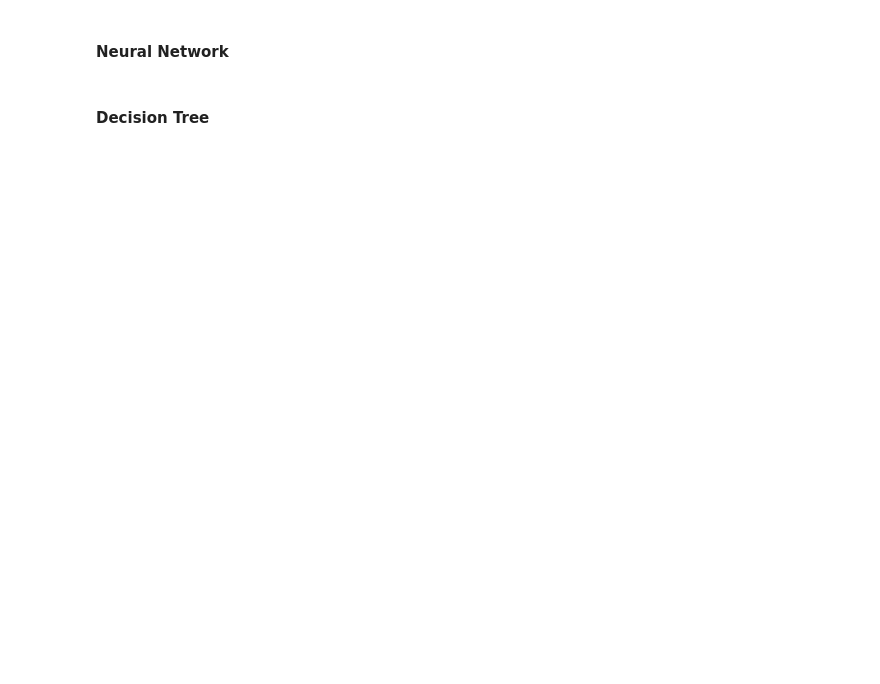
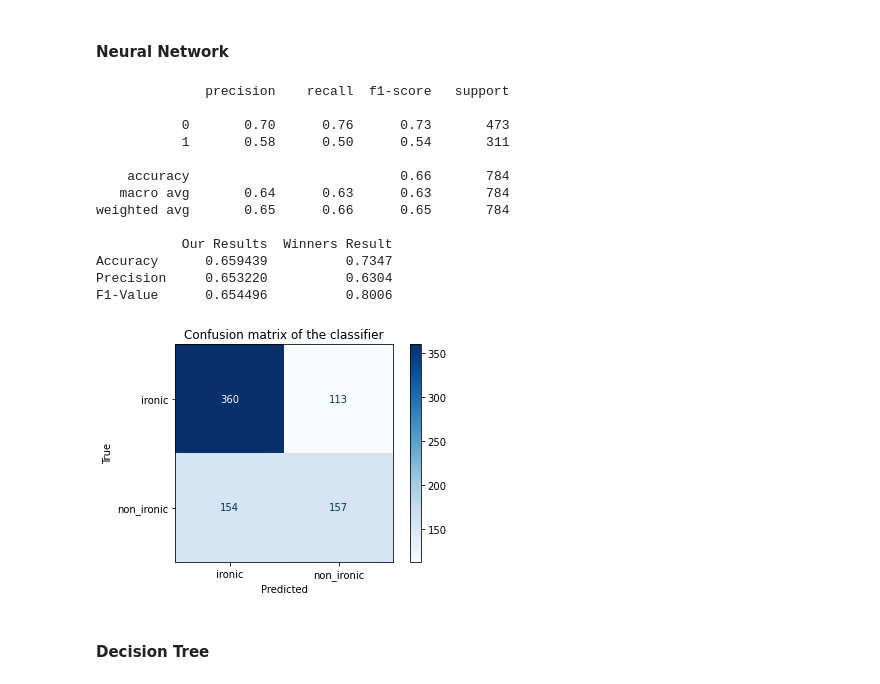
Before and after one commit to arubenruben/IART-Irony-Detection-In-English-Tweets, a Jupyter notebook: src/Irony_Detection_in_English_Tweets.ipynb, the cells around one changed output. Cells and saved outputs as stored; diff of their text form; code cells hidden in the pictures; blank space fills up the shorter version.

Commit message:
Added confusion matrix plots to notebook1

```diff
--- a/src/Irony_Detection_in_English_Tweets.ipynb
+++ b/src/Irony_Detection_in_English_Tweets.ipynb
@@ -377,9 +427,7 @@ def refresh_data():
     return (X_train,y_train,X_test,y_test)
 # %%
 def print_stats():
-
     print(classification_report(y_test,y_predicted))
-    print(confusion_matrix(y_test, y_predicted))
     accuracy_value=accuracy_score(y_test,y_predicted)
     precision_value=precision_score(y_test,y_predicted,average='weighted')
     f1_value=f1_score(y_test,y_predicted,average='weighted')
@@ -391,6 +439,14 @@ def print_stats():
         } , index=['Accuracy','Precision','F1-Value'])
 
     print(actual_conclusion.head())
+
+    # Confusion Matrix Plot
+    cm = ConfusionMatrixDisplay(confusion_matrix=confusion_matrix(y_test, y_predicted), display_labels=['ironic', 'non_ironic'])
+    cm.plot(cmap=plt.cm.Blues)
+    plt.title('Confusion matrix of the classifier')
+    plt.xlabel('Predicted')
+    plt.ylabel('True')
+    plt.show()
 # %% [markdown]
 #### Naive Bayes
 # %%
@@ -408,29 +479,41 @@ print_stats()
 # %%
 # Neural Network
 from sklearn.preprocessing import StandardScaler
 from sklearn.neural_network import MLPClassifier
 
 
 X_train,y_train,X_test,y_test=refresh_data()
 
 scaler = StandardScaler()
 classificator = MLPClassifier(max_iter=1500,activation='relu',solver='adam')
 
 scaler.fit(X_train)
 
-X_test=vectorizer.transform(test_data['tweet']).toarray()
-
-
 X_train = scaler.transform(X_train)
 X_test = scaler.transform(X_test)
 
 y_test=test_data['label']
 
 
 classificator.fit(X_train, y_train)
 y_predicted = classificator.predict(X_test)
 
 print_stats()
+# %% [output]
+              precision    recall  f1-score   support
+
+           0       0.70      0.76      0.73       473
+           1       0.58      0.50      0.54       311
+
+    accuracy                           0.66       784
+   macro avg       0.64      0.63      0.63       784
+weighted avg       0.65      0.66      0.65       784
+
+           Our Results  Winners Result
+Accuracy      0.659439          0.7347
+Precision     0.653220          0.6304
+F1-Value      0.654496          0.8006
+[figure, added]
 # %% [markdown]
 #### Decision Tree
 # %%
```
Also changed, not shown: parts of 17 cells of this notebook, 1 other file.
